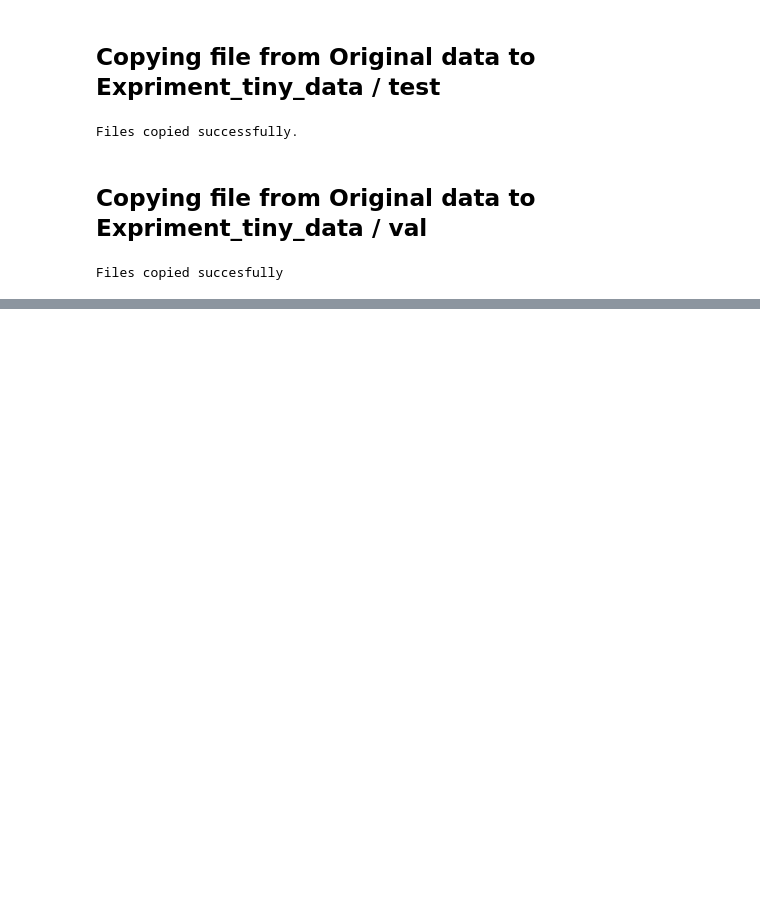
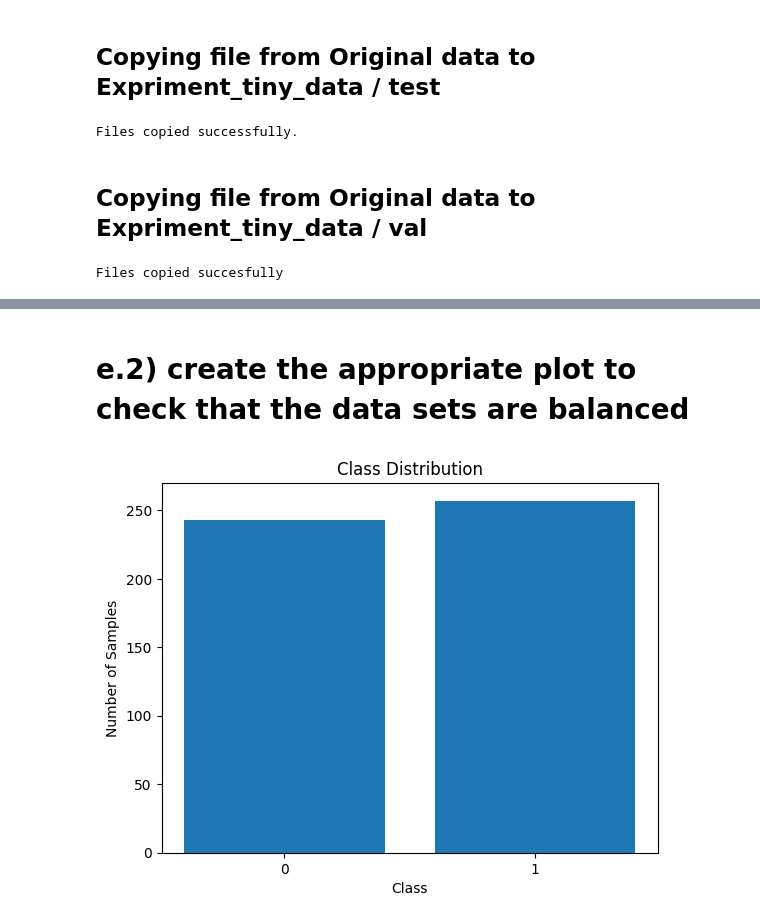
Before and after one commit to mosendamnit/AI-muhsin-OPA23, a Jupyter notebook: Lab_02/lab_02.ipynb, the cells around one changed output, grey strips where cells are left out. Cells and saved outputs as stored; diff of their text form; code cells hidden in the pictures; blank space fills up the shorter version.

```diff
--- a/Lab_02/lab_02.ipynb
+++ b/Lab_02/lab_02.ipynb
@@ -276,0 +330,20 @@ Files copied succesfully
+# %%
+import numpy as np
+
+# Assuming you have a function or variable named num_samples_code that provides the number of samples
+num_samples = len(images)
+
+# Number of classes
+num_classes = 2  # Assuming 2 classes: "dog" and "cat"
+
+# Generate random labels for the samples
+labels = np.random.randint(0, num_classes, size=num_samples)
+
+# One-hot encoding
+label_vectors = np.eye(num_classes)[labels]
+
+# Print the first few labels and their corresponding one-hot vectors for verification
+print("Labels:")
+print(labels[:10])  # Print first 10 labels
+print("\nOne-hot Vectors:")
+print(label_vectors[:10])  # Print one-hot vectors for first 10 labels
@@ -276,0 +377,15 @@ Files copied succesfully
+# %% [markdown]
+# e.2) create the appropriate plot to check that the data sets are balanced
+# %%
+# Count the number of samples for each class
+class_counts = np.bincount(labels)
+
+# Plot a bar chart to visualize class distribution
+plt.bar(range(num_classes), class_counts)
+plt.xlabel('Class')
+plt.ylabel('Number of Samples')
+plt.title('Class Distribution')
+plt.xticks(range(num_classes))  # Assuming class labels are numeric
+plt.show()
+# %% [output]
+[figure, added]
```
Also changed, not shown: parts of 33 cells of this notebook.
